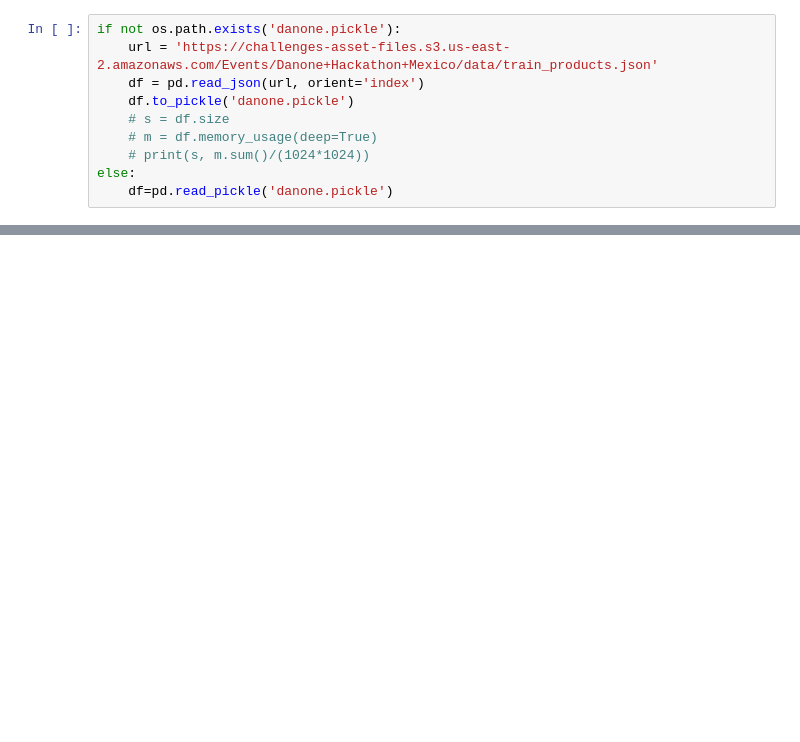
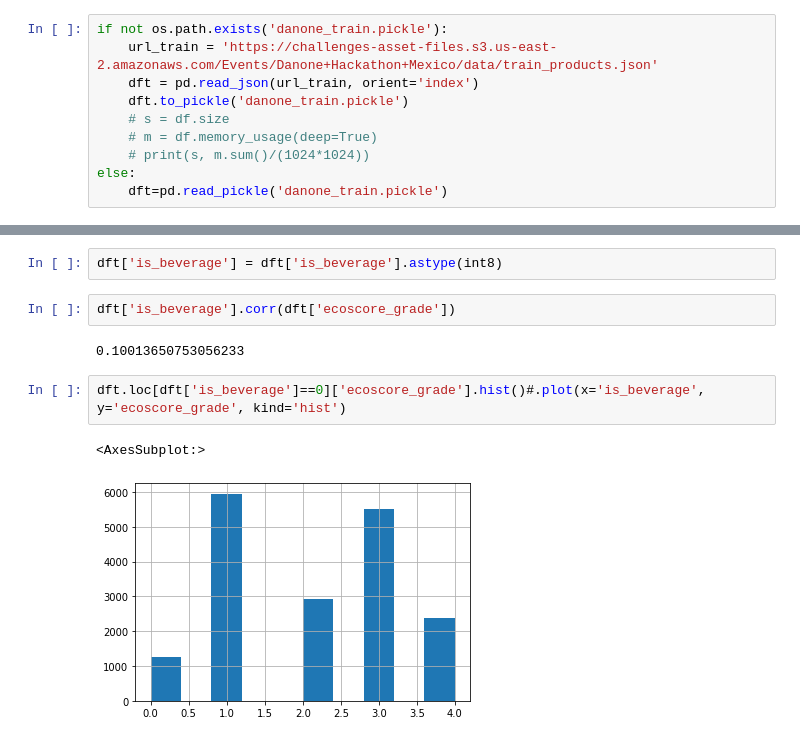
Before and after one commit to alfredoEP/RetoDanone, a Jupyter notebook: wb.ipynb, the cells around one changed output, grey strips where cells are left out. Drawn from its saved outputs; the diff is of its cells as text; blank space fills up the shorter version.

```diff
--- a/wb.ipynb
+++ b/wb.ipynb
@@ -4,10 +12,10 @@ import os
 # %%
-if not os.path.exists('danone.pickle'):
-    url = 'https://challenges-asset-files.s3.us-east-2.amazonaws.com/Events/Danone+Hackathon+Mexico/data/train_products.json'
-    df = pd.read_json(url, orient='index')
-    df.to_pickle('danone.pickle')
+if not os.path.exists('danone_train.pickle'):
+    url_train = 'https://challenges-asset-files.s3.us-east-2.amazonaws.com/Events/Danone+Hackathon+Mexico/data/train_products.json'
+    dft = pd.read_json(url_train, orient='index')
+    dft.to_pickle('danone_train.pickle')
     # s = df.size
     # m = df.memory_usage(deep=True)
     # print(s, m.sum()/(1024*1024))
 else:
-    df=pd.read_pickle('danone.pickle')
+    dft=pd.read_pickle('danone_train.pickle')
@@ -13,0 +39,11 @@ else:
+# %%
+dft['is_beverage'] = dft['is_beverage'].astype(int8)
+# %%
+dft['is_beverage'].corr(dft['ecoscore_grade'])
+# %% [output]
+0.10013650753056233
+# %%
+dft.loc[dft['is_beverage']==0]['ecoscore_grade'].hist()#.plot(x='is_beverage', y='ecoscore_grade', kind='hist')
+# %% [output]
+<AxesSubplot:>
+[figure, added]
```
Also changed, not shown: parts of 28 cells of this notebook, 2 other files.
